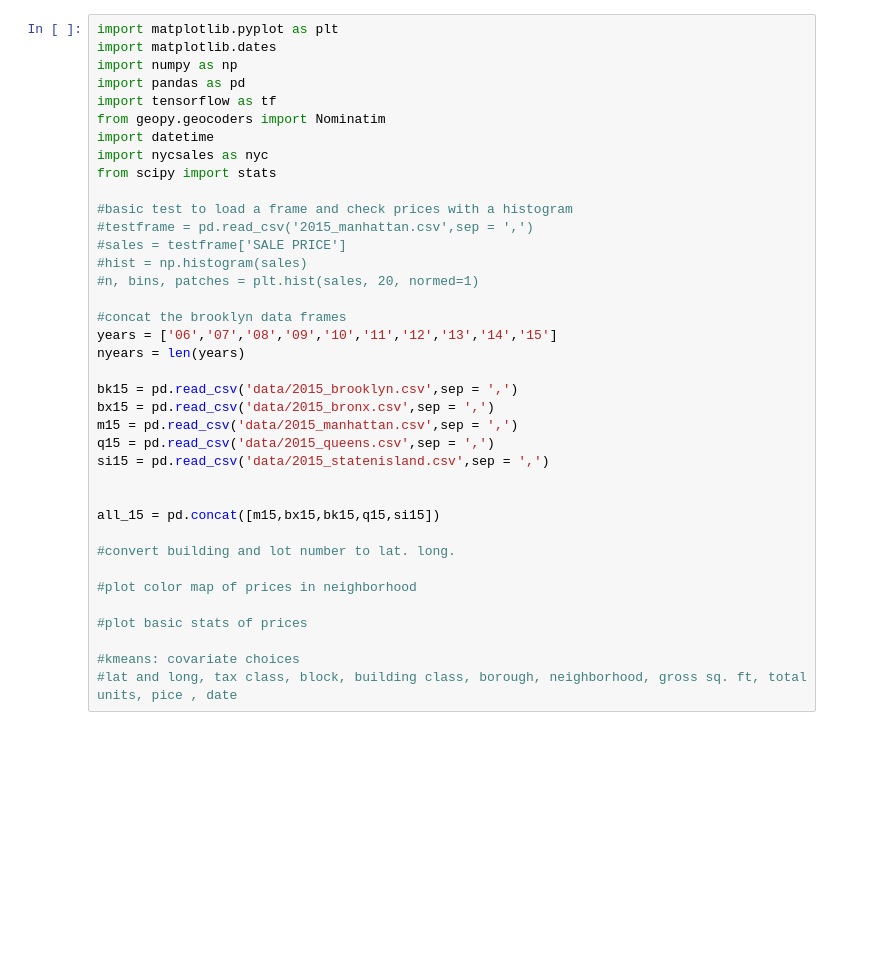
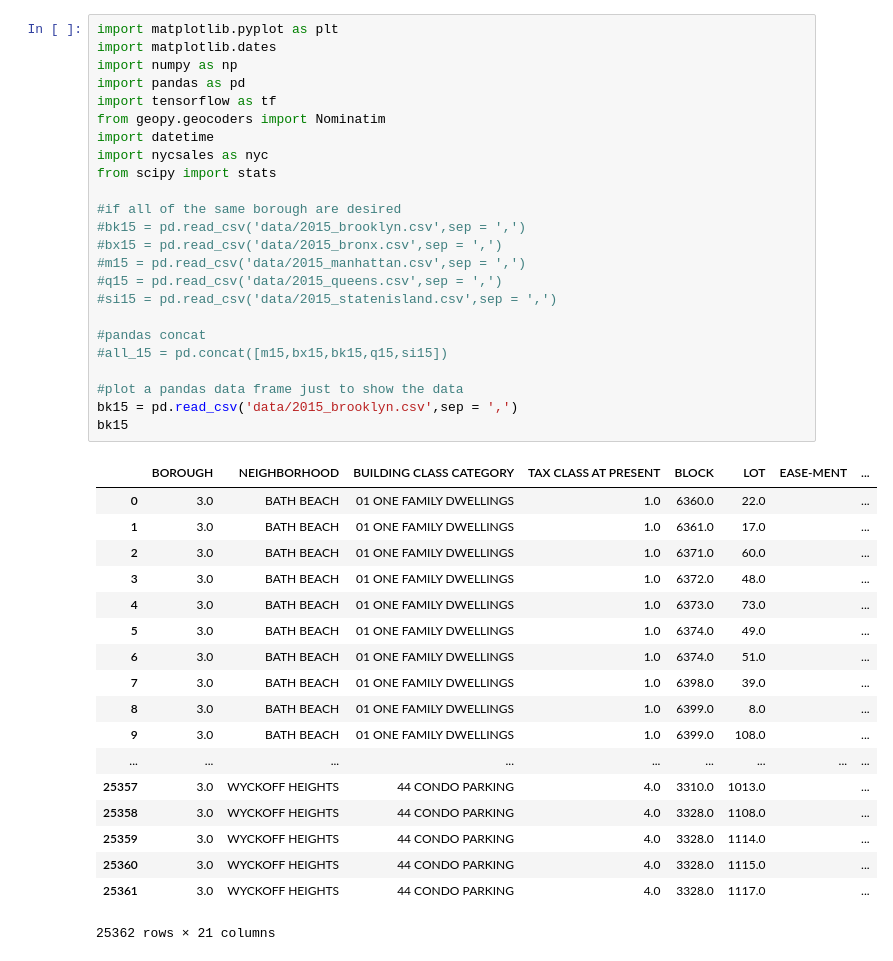
Before and after one commit to dlhocker/nycsales, a Jupyter notebook: basic_stats.ipynb, the cells around one changed output. Drawn from its saved outputs; the diff is of its cells as text; blank space fills up the shorter version.

```diff
--- a/basic_stats.ipynb
+++ b/basic_stats.ipynb
@@ -1,40 +1,45 @@
 # %%
 import matplotlib.pyplot as plt
 import matplotlib.dates
 import numpy as np
 import pandas as pd
 import tensorflow as tf
 from geopy.geocoders import Nominatim
 import datetime
 import nycsales as nyc
 from scipy import stats
 
-#basic test to load a frame and check prices with a histogram
-#testframe = pd.read_csv('2015_manhattan.csv',sep = ',')
-#sales = testframe['SALE PRICE']
-#hist = np.histogram(sales)
-#n, bins, patches = plt.hist(sales, 20, normed=1)
+#if all of the same borough are desired
+#bk15 = pd.read_csv('data/2015_brooklyn.csv',sep = ',')
+#bx15 = pd.read_csv('data/2015_bronx.csv',sep = ',')
+#m15 = pd.read_csv('data/2015_manhattan.csv',sep = ',')
+#q15 = pd.read_csv('data/2015_queens.csv',sep = ',')
+#si15 = pd.read_csv('data/2015_statenisland.csv',sep = ',')
 
-#concat the brooklyn data frames
-years = ['06','07','08','09','10','11','12','13','14','15']
-nyears = len(years)
+#pandas concat
+#all_15 = pd.concat([m15,bx15,bk15,q15,si15])
 
+#plot a pandas data frame just to show the data
 bk15 = pd.read_csv('data/2015_brooklyn.csv',sep = ',')
-bx15 = pd.read_csv('data/2015_bronx.csv',sep = ',')
-m15 = pd.read_csv('data/2015_manhattan.csv',sep = ',')
-q15 = pd.read_csv('data/2015_queens.csv',sep = ',')
-si15 = pd.read_csv('data/2015_statenisland.csv',sep = ',')
-
-
-all_15 = pd.concat([m15,bx15,bk15,q15,si15])
-
-#convert building and lot number to lat. long.
-
-#plot color map of prices in neighborhood
-
-#plot basic stats of prices
-
-#kmeans: covariate choices
-#lat and long, tax class, block, building class, borough, neighborhood, gross sq. ft, total units, pice , date
+bk15
+# %% [output]
+|  | BOROUGH | NEIGHBORHOOD | BUILDING CLASS CATEGORY | TAX CLASS AT PRESENT | BLOCK | LOT | EASE-MENT | ... |
+| 0 | 3.0 | BATH BEACH | 01 ONE FAMILY DWELLINGS | 1.0 | 6360.0 | 22.0 |  | ... |
+| 1 | 3.0 | BATH BEACH | 01 ONE FAMILY DWELLINGS | 1.0 | 6361.0 | 17.0 |  | ... |
+| 2 | 3.0 | BATH BEACH | 01 ONE FAMILY DWELLINGS | 1.0 | 6371.0 | 60.0 |  | ... |
+| 3 | 3.0 | BATH BEACH | 01 ONE FAMILY DWELLINGS | 1.0 | 6372.0 | 48.0 |  | ... |
+| 4 | 3.0 | BATH BEACH | 01 ONE FAMILY DWELLINGS | 1.0 | 6373.0 | 73.0 |  | ... |
+| 5 | 3.0 | BATH BEACH | 01 ONE FAMILY DWELLINGS | 1.0 | 6374.0 | 49.0 |  | ... |
+| 6 | 3.0 | BATH BEACH | 01 ONE FAMILY DWELLINGS | 1.0 | 6374.0 | 51.0 |  | ... |
+| 7 | 3.0 | BATH BEACH | 01 ONE FAMILY DWELLINGS | 1.0 | 6398.0 | 39.0 |  | ... |
+| 8 | 3.0 | BATH BEACH | 01 ONE FAMILY DWELLINGS | 1.0 | 6399.0 | 8.0 |  | ... |
+| 9 | 3.0 | BATH BEACH | 01 ONE FAMILY DWELLINGS | 1.0 | 6399.0 | 108.0 |  | ... |
+| ... | ... | ... | ... | ... | ... | ... | ... | ... |
+| 25357 | 3.0 | WYCKOFF HEIGHTS | 44 CONDO PARKING | 4.0 | 3310.0 | 1013.0 |  | ... |
+| 25358 | 3.0 | WYCKOFF HEIGHTS | 44 CONDO PARKING | 4.0 | 3328.0 | 1108.0 |  | ... |
+| 25359 | 3.0 | WYCKOFF HEIGHTS | 44 CONDO PARKING | 4.0 | 3328.0 | 1114.0 |  | ... |
+| 25360 | 3.0 | WYCKOFF HEIGHTS | 44 CONDO PARKING | 4.0 | 3328.0 | 1115.0 |  | ... |
+| 25361 | 3.0 | WYCKOFF HEIGHTS | 44 CONDO PARKING | 4.0 | 3328.0 | 1117.0 |  | ... |
+25362 rows × 21 columns
 # %%
 #calculate mean and variance for each year, by neighborhood
```
Also changed, not shown: parts of 7 cells of this notebook.
